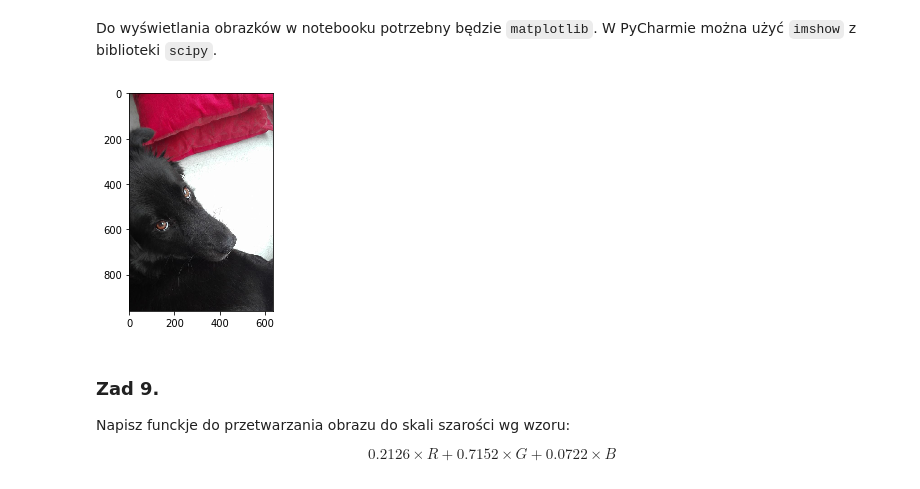
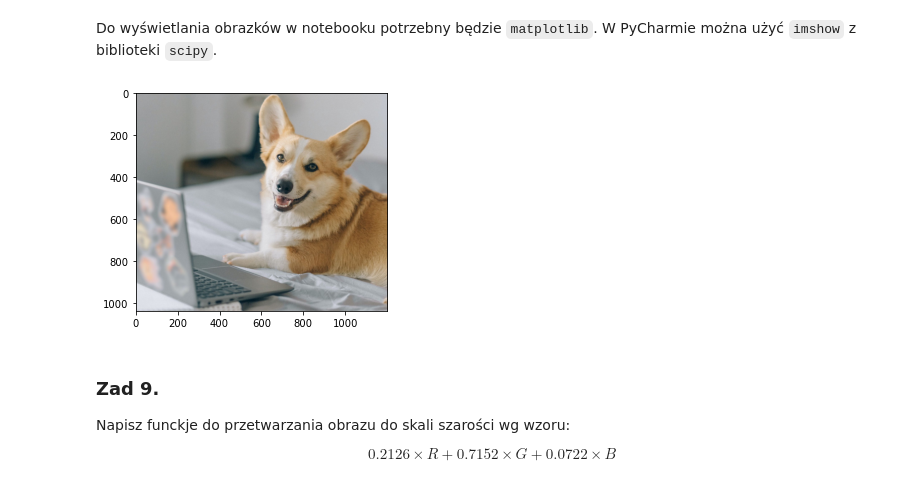
Before and after one commit to she3r/python-lab, a Jupyter notebook: lab11.ipynb, the cells around one changed output. Cells and saved outputs as stored; diff of their text form; code cells hidden in the pictures.

```diff
--- a/lab11.ipynb
+++ b/lab11.ipynb
@@ -111,10 +237,10 @@ Do wyświetlania obrazków w notebooku potrzebny będzie `matplotlib`. W PyCharm
 import matplotlib.pyplot as plt
 import matplotlib.image as mpimg
 # %%
-img = mpimg.imread('images/doggo.png')
+img = mpimg.imread('images/doggo.jpeg')
 plt.imshow(img);
 # %% [output]
-[figure, old version]
+[figure, new version]
 # %% [markdown]
 ### Zad 9.
 
```
Also changed, not shown: parts of 17 cells of this notebook, 1 other file.
